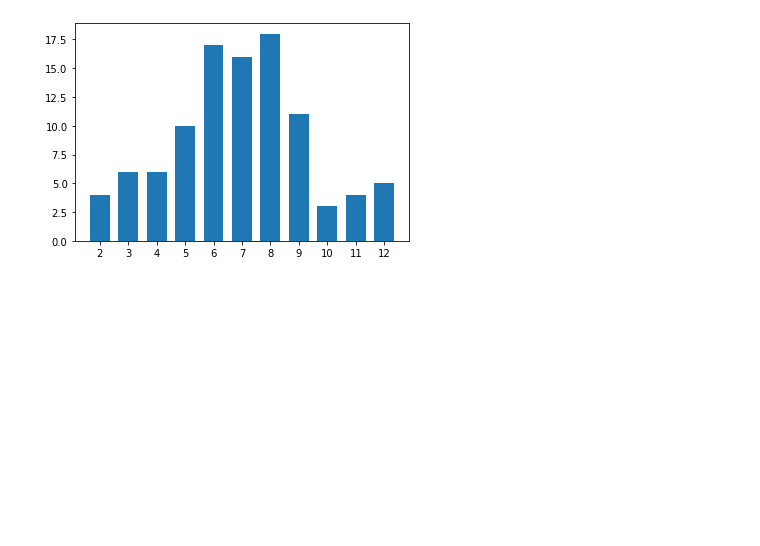
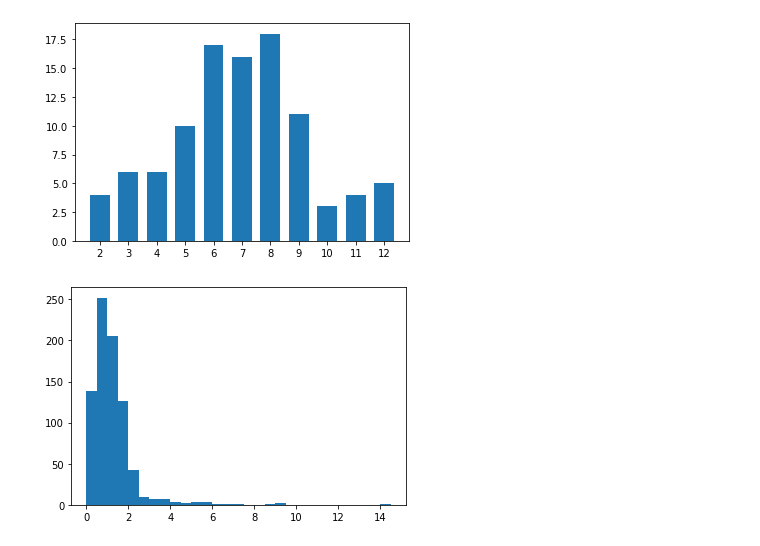
Before and after one commit to Tavnuh/Visualisations, a Jupyter notebook: Univariate Plotting/Histograms.ipynb, the cells around one changed output. Saved outputs shown, nothing was run; the diff lists cells and outputs as text; code cells hidden in the pictures; blank space fills up the shorter version.

```diff
--- a/Univariate Plotting/Histograms.ipynb
+++ b/Univariate Plotting/Histograms.ipynb
@@ -82,3 +82,8 @@ plt.hist(data=die_rolls, x='Sum', bins = bin_edges, rwidth = 0.7)
 plt.xticks(np.arange(2, 12+1, 1));
 # %% [output]
 [figure]
+# %%
+bins = np.arange(0, pokemon['height'].max()+0.5, 0.5)
+plt.hist(data = pokemon, x = 'height', bins = bins);
+# %% [output]
+[figure, added]
```
Also changed, not shown: parts of 3 cells of this notebook.
